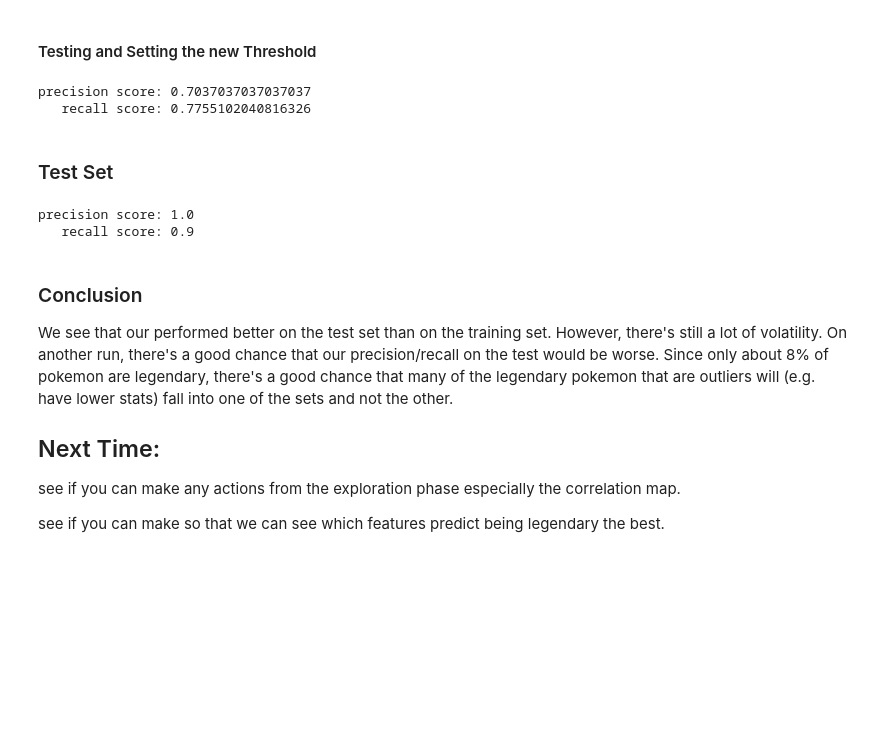
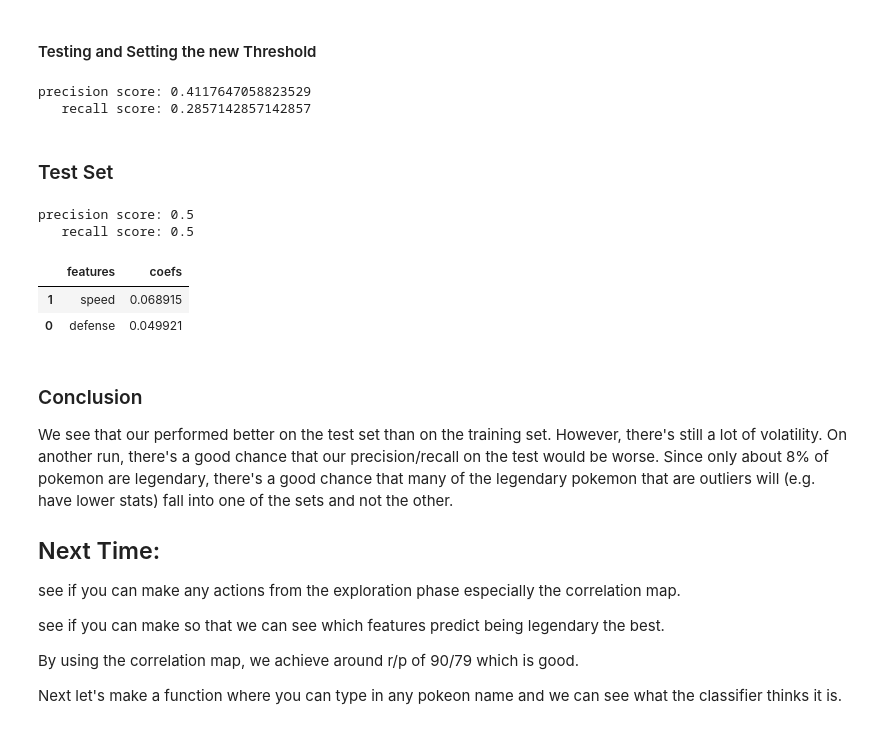
Before and after one commit to nroy94/legendary_classifier, a Jupyter notebook: legendary_classifier.ipynb, the cells around one changed output. Cells and saved outputs as stored; diff of their text form; code cells hidden in the pictures; blank space fills up the shorter version.

```diff
--- a/legendary_classifier.ipynb
+++ b/legendary_classifier.ipynb
@@ -295,23 +331,33 @@ We decide that the threshold of -0.648266 is best since it'll keep the recall ar
 # %%
 from sklearn.metrics import precision_score, recall_score
 
-new_pred = y_scores >= -0.648266
+new_pred = y_scores >= -0.426808
 
 print(f'precision score: {precision_score(y_train, new_pred)}\n\
    recall score: {recall_score(y_train, new_pred)}')
 # %% [output]
-precision score: 0.7037037037037037
-   recall score: 0.7755102040816326
+precision score: 0.4117647058823529
+   recall score: 0.2857142857142857
 # %% [markdown]
 ### Test Set
 # %%
-test_preds = lr.decision_function(X_test) >= -0.648266
+test_preds = lr.decision_function(X_test) >= -0.426808
 
 print(f'precision score: {precision_score(y_test, test_preds)}\n\
    recall score: {recall_score(y_test, test_preds)}')
 # %% [output]
-precision score: 1.0
-   recall score: 0.9
+precision score: 0.5
+   recall score: 0.5
+# %%
+features = list(X_train.columns)
+coefs = list(lr.coef_[0])
+
+pd.DataFrame({'features':features,
+              'coefs':coefs}).sort_values(by=['coefs'], ascending=False)
+# %% [output]
+|  | features | coefs |
+| 1 | speed | 0.068915 |
+| 0 | defense | 0.049921 |
 # %% [markdown]
 ### Conclusion
 
@@ -322,3 +368,7 @@ We see that our performed better on the test set than on the training set. Howev
 see if you can make any actions from the exploration phase especially the correlation map.
 
 see if you can make so that we can see which features predict being legendary the best.
+
+By using the correlation map, we achieve around r/p of 90/79 which is good.
+
+Next let's make a function where you can type in any pokeon name and we can see what the classifier thinks it is.
```
Also changed, not shown: parts of 10 cells of this notebook.
